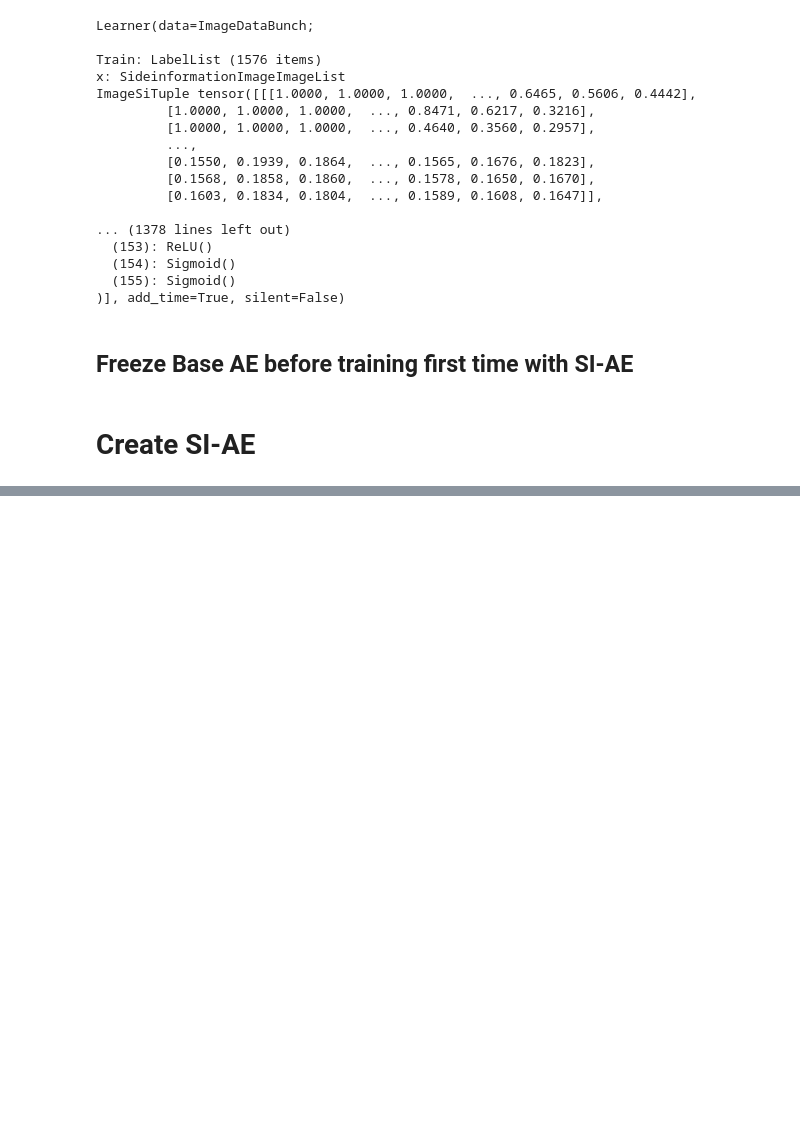
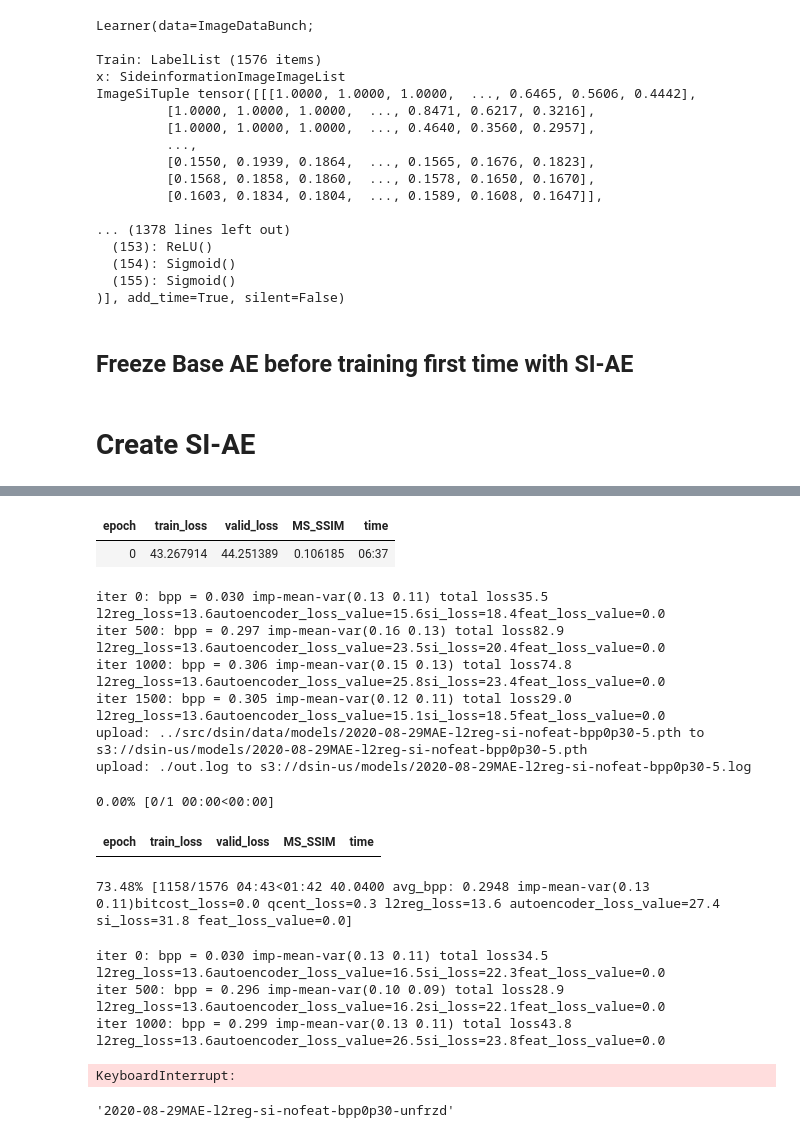
Before and after one commit to barakbeilin/tDSIN, a Jupyter notebook: tutorials/aws_trainer_train_si_sep_mae_featloss.ipynb, the cells around one changed output, grey strips where cells are left out. Drawn from its saved outputs; the diff is of its cells as text; code cells hidden in the pictures; blank space fills up the shorter version.

```diff
--- a/tutorials/aws_trainer_train_si_sep_mae_featloss.ipynb
+++ b/tutorials/aws_trainer_train_si_sep_mae_featloss.ipynb
@@ -78,7 +76,7 @@ learn = Learner(data=data,
                      metrics=[AverageMetric(Distortions._calc_dist,"MS_SSIM")])
 # learn.load('200815MAE-l2reg-baseline-1')
 # learn.load('2020-08-28try2-MAE-l2reg-baseline-bpp0p10-9')
-learn.load('2020-08-28MAE-l2reg-baseline-bpp0p30-3')
+learn.load('2020-08-29try2-MAE-l2reg-baseline-bpp0p30-8')
 # %% [output]
 Learner(data=ImageDataBunch;
 
@@ -114,6 +112,6 @@ learn = Learner(data=data,
                      metrics=[AverageMetric(Distortions._calc_dist,"MS_SSIM")])
 # %%
 model_fname =FileNameGenerator.create_fname(f'MAE-l2reg-si-nofeat-bpp0p{bpp*100:.0f}')
-lrs = [1e-4] *30
+lrs = [1e-4] *3 + [1e-5]  * 2
 model_fname
 # %% [output]
@@ -154,9 +173,38 @@ for i,lr in zip(range(offset,len(lrs)),lrs[offset:]):
+# %%
+lrs = [1e-4] *3 + [1e-5]  * 4
+# %%
+offset = 5
+for i,lr in zip(range(offset,len(lrs)),lrs[offset:]):
+    if i != 0:
+        learn.load(f'{model_fname}-{i - 1}',with_opt=True)
+    learn.fit(1, lr=lr,wd=0,callbacks=[ParameterRunningAverageMetricCallback(learn.loss_func),BitEntropy(loss_man=learn.loss_func,logger=logger,use_si=True)])
+    learn.save(f'{model_fname}-{i}')
+    !aws s3 cp ~/tDSIN/src/dsin/data/models/{model_fname}-{i}.pth  s3://dsin-us/models/
+    !aws s3 cp ~/tDSIN/tutorials/out.log s3://dsin-us/models/{model_fname}-{i}.log
+# %% [output]
+| epoch | train_loss | valid_loss | MS_SSIM | time |
+| 0 | 43.267914 | 44.251389 | 0.106185 | 06:37 |
+iter 0: bpp = 0.030 imp-mean-var(0.13 0.11) total loss35.5  l2reg_loss=13.6autoencoder_loss_value=15.6si_loss=18.4feat_loss_value=0.0
+iter 500: bpp = 0.297 imp-mean-var(0.16 0.13) total loss82.9  l2reg_loss=13.6autoencoder_loss_value=23.5si_loss=20.4feat_loss_value=0.0
+iter 1000: bpp = 0.306 imp-mean-var(0.15 0.13) total loss74.8  l2reg_loss=13.6autoencoder_loss_value=25.8si_loss=23.4feat_loss_value=0.0
+iter 1500: bpp = 0.305 imp-mean-var(0.12 0.11) total loss29.0  l2reg_loss=13.6autoencoder_loss_value=15.1si_loss=18.5feat_loss_value=0.0
+upload: ../src/dsin/data/models/2020-08-29MAE-l2reg-si-nofeat-bpp0p30-5.pth to s3://dsin-us/models/2020-08-29MAE-l2reg-si-nofeat-bpp0p30-5.pth
+upload: ./out.log to s3://dsin-us/models/2020-08-29MAE-l2reg-si-nofeat-bpp0p30-5.log
+0.00% [0/1 00:00<00:00]
+| epoch | train_loss | valid_loss | MS_SSIM | time |
+73.48% [1158/1576 04:43<01:42 40.0400 avg_bpp: 0.2948 imp-mean-var(0.13 0.11)bitcost_loss=0.0 qcent_loss=0.3 l2reg_loss=13.6 autoencoder_loss_value=27.4 si_loss=31.8 feat_loss_value=0.0]
+iter 0: bpp = 0.030 imp-mean-var(0.13 0.11) total loss34.5  l2reg_loss=13.6autoencoder_loss_value=16.5si_loss=22.3feat_loss_value=0.0
+iter 500: bpp = 0.296 imp-mean-var(0.10 0.09) total loss28.9  l2reg_loss=13.6autoencoder_loss_value=16.2si_loss=22.1feat_loss_value=0.0
+iter 1000: bpp = 0.299 imp-mean-var(0.13 0.11) total loss43.8  l2reg_loss=13.6autoencoder_loss_value=26.5si_loss=23.8feat_loss_value=0.0
+KeyboardInterrupt:
 # %%
 learn.unfreeze()
 # %%
 model_fname =FileNameGenerator.create_fname(f'MAE-l2reg-si-nofeat-bpp0p{bpp*100:.0f}-unfrzd')
-lrs = [1e-4] *30
+lrs = [1e-5] *3 + [1e-6] *3 + [1e-7] * 2
 model_fname
+# %% [output]
+'2020-08-29MAE-l2reg-si-nofeat-bpp0p30-unfrzd'
 # %%
 offset = 0
 for i,lr in zip(range(offset,len(lrs)),lrs[offset:]):
```
Also changed, not shown: parts of 6 cells of this notebook, 1 other file.
